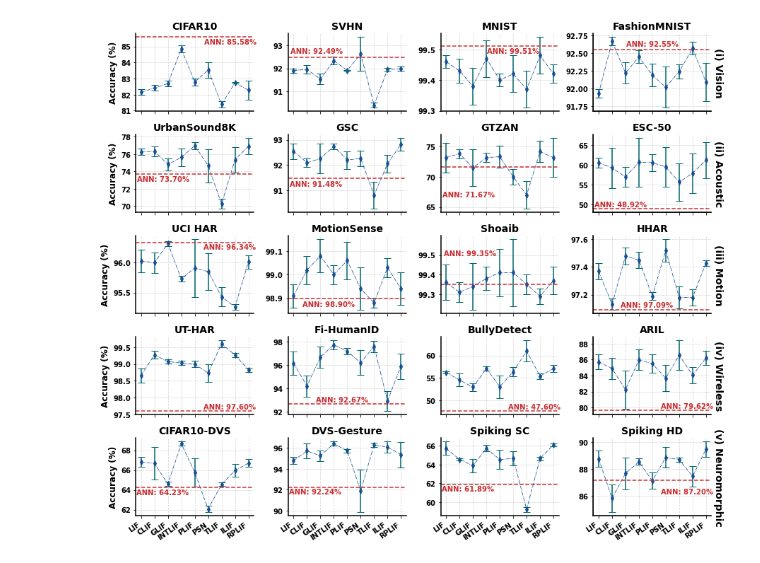
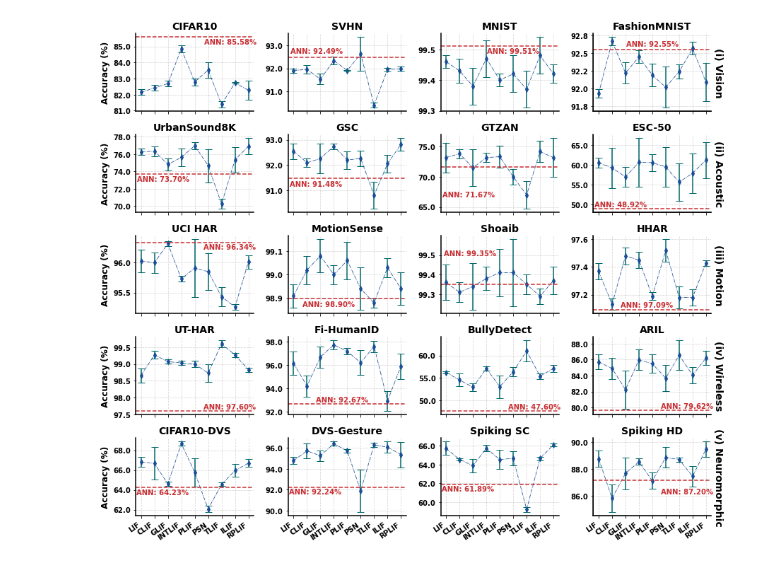
Before and after one commit to yudi-mars/Soul, a Jupyter notebook: EDA_benchmarking.ipynb, the cells around one changed output. Cells and saved outputs as stored; diff of their text form; code cells hidden in the pictures.

```diff
--- a/EDA_benchmarking.ipynb
+++ b/EDA_benchmarking.ipynb
@@ -33,6 +34,7 @@ for i in range(5):
         axs[i][j].spines['right'].set_visible(False)
         # axs[i].set_yticks([])
         axs[i][j].grid(True, which='both', linestyle='--', color='gray', alpha=0.3, zorder=0)
+        axs[i][j].yaxis.set_major_formatter(FormatStrFormatter('%.1f'))
 
         # 设置x label，只有最后一层显示
         axs[i][j].set_xticks(x[1:])
@@ -229,31 +231,31 @@ std_accs = [1.06, 0.35, 0.72, 0.53, 0.20, 0.20, 2.04, 0.20, 0.53, 1.22]
 axs[4][1].plot(x[1:], mean_accs[1:], 'd-.', color='#194f97', linewidth=0.8, markersize=5)
 axs[4][1].errorbar(x[1:], mean_accs[1:], yerr=std_accs[1:], fmt='none', ecolor='#00686b', elinewidth=1.5, capsize=5)
 axs[4][1].axhline(y=mean_accs[0], color='#c82d31', linestyle='--', linewidth=1.5)
 axs[4][1].text(2.6, mean_accs[0] - 0.1, f'ANN: {mean_accs[0]:.2f}%',
                color='#c82d31', fontsize=10, fontweight='bold', ha='center', va='top')
 
 # ssc
 axs[4][2].set_title('Spiking SC', fontweight='bold', fontsize=14)
 mean_accs = [61.89, 65.75, 64.55, 63.89, 65.74, 64.54, 64.68, 59.21, 64.66, 66.11]
 std_accs = [1.26, 0.71, 0.12, 0.70, 0.33, 1.02, 0.75, 0.28, 0.19, 0.14]
 axs[4][2].plot(x[1:], mean_accs[1:], 'd-.', color='#194f97', linewidth=0.8, markersize=5)
 axs[4][2].errorbar(x[1:], mean_accs[1:], yerr=std_accs[1:], fmt='none', ecolor='#00686b', elinewidth=1.5, capsize=5)
 axs[4][2].axhline(y=mean_accs[0], color='#c82d31', linestyle='--', linewidth=1.5)
 axs[4][2].text(2.6, mean_accs[0] - 0.1, f'ANN: {mean_accs[0]:.2f}%',
                color='#c82d31', fontsize=10, fontweight='bold', ha='center', va='top')
 
 # shd
 axs[4][3].set_title('Spiking HD', fontweight='bold', fontsize=14)
 mean_accs = [87.20, 88.78, 85.84, 87.69, 88.55, 87.14, 88.88, 88.71, 87.47, 89.48]
 std_accs = [0.42, 0.62, 1.03, 1.19, 0.24, 0.60, 0.75, 0.14, 0.78, 0.57]
 axs[4][3].plot(x[1:], mean_accs[1:], 'd-.', color='#194f97', linewidth=0.8, markersize=5)
 axs[4][3].errorbar(x[1:], mean_accs[1:], yerr=std_accs[1:], fmt='none', ecolor='#00686b', elinewidth=1.5, capsize=5)
 axs[4][3].axhline(y=mean_accs[0], color='#c82d31', linestyle='--', linewidth=1.5)
 axs[4][3].text(7.6, mean_accs[0] - 0.6, f'ANN: {mean_accs[0]:.2f}%',
                color='#c82d31', fontsize=10, fontweight='bold', ha='center', va='top')
 
 fig.tight_layout()
 plt.savefig('./assets/cmp-lif-sensing.pdf', dpi=300, bbox_inches="tight")
 plt.show()
 # %% [output]
-[figure, old version]
+[figure, new version]
```
Also changed, not shown: parts of 1 cell of this notebook, 1 other file.
